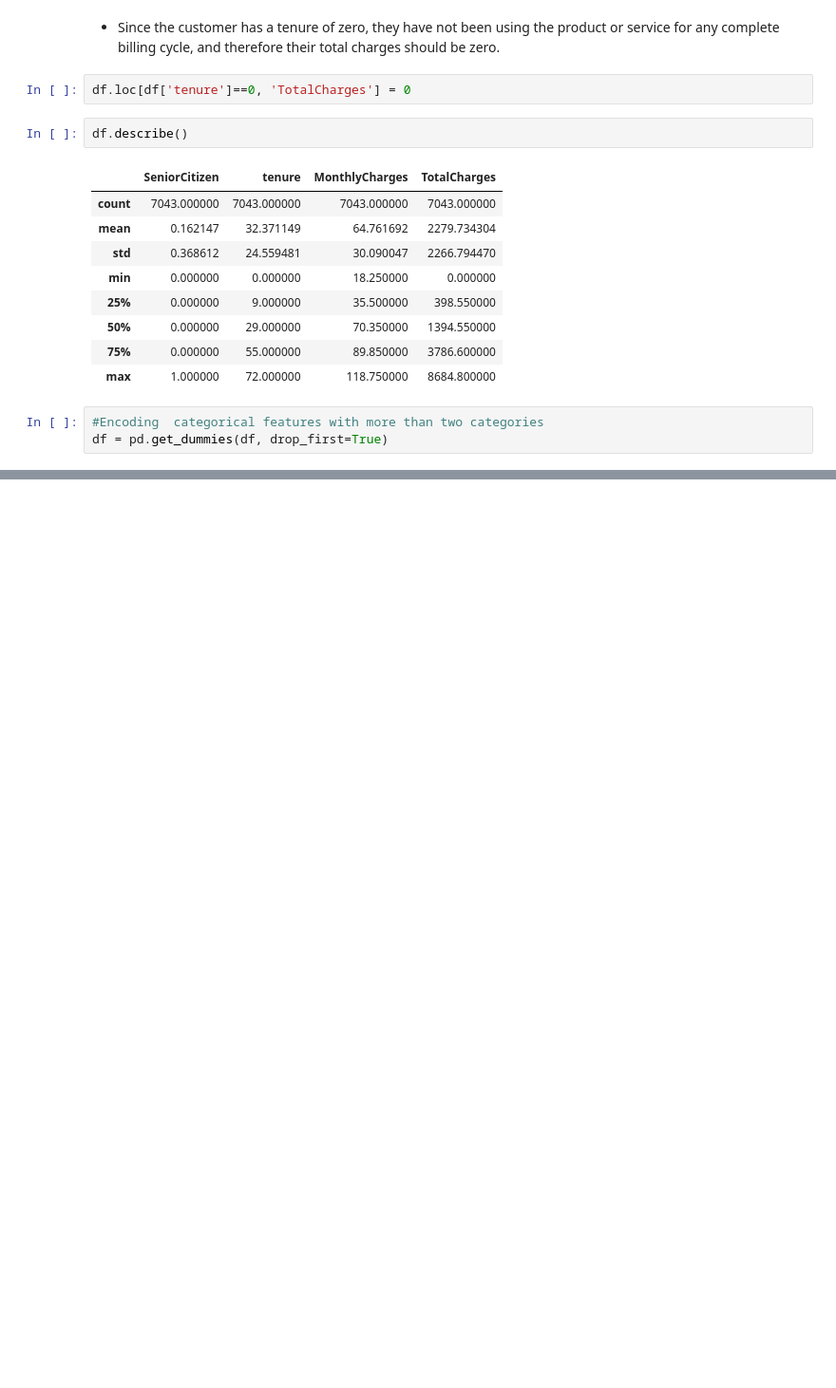
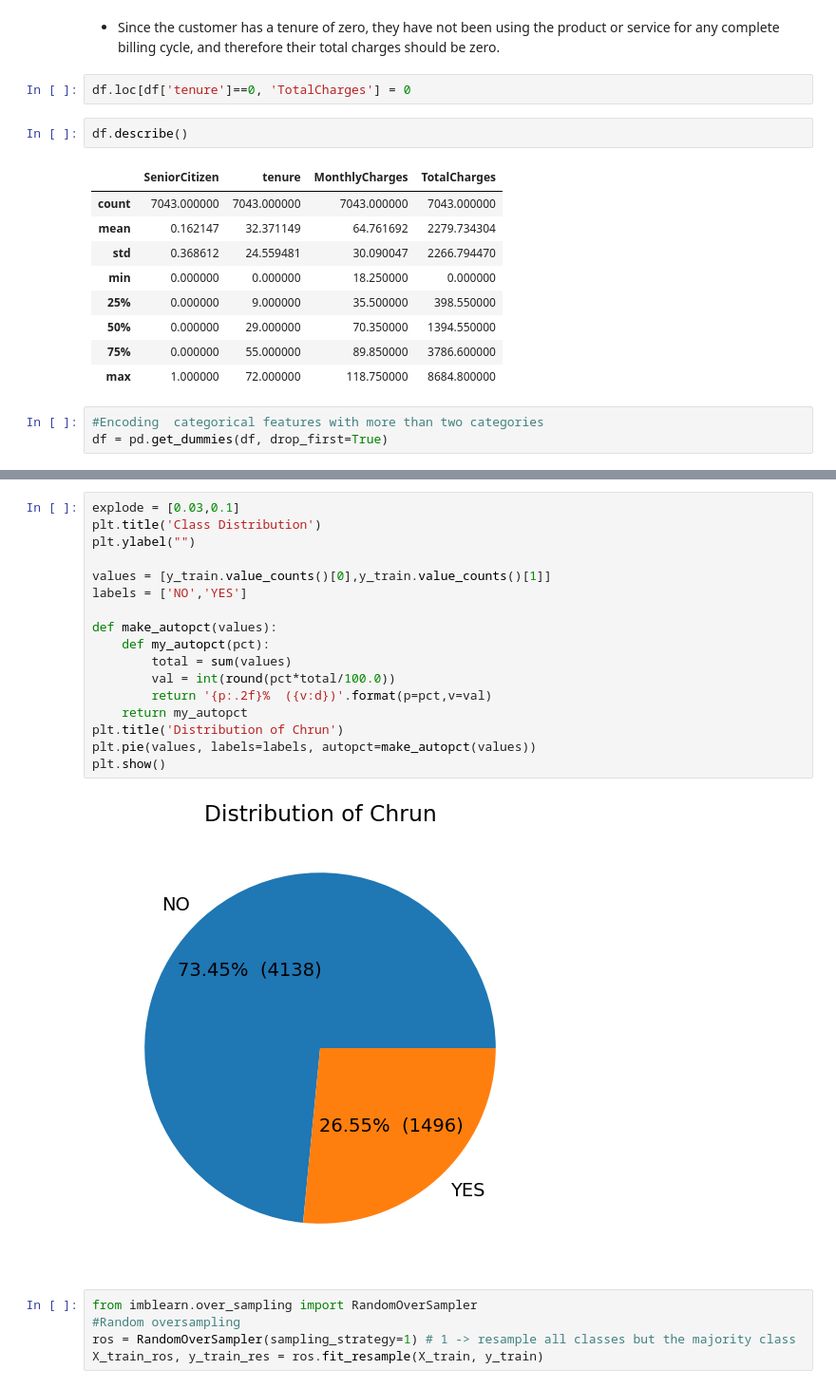
Before and after one commit to ashrafalaghbari/customer_churn_prediction, a Jupyter notebook: customer_churn_prediction.ipynb, the cells around one changed output, grey strips where cells are left out. Shown at 95% size. Saved outputs shown, nothing was run; the diff lists cells and outputs as text; blank space fills up the shorter version.

Commit message:
Add oversampling to balance the class distribution

```diff
--- a/customer_churn_prediction.ipynb
+++ b/customer_churn_prediction.ipynb
@@ -135,0 +225,24 @@ Test set: (1409, 30) shape
+# %%
+explode = [0.03,0.1]
+plt.title('Class Distribution')
+plt.ylabel("")
+
+values = [y_train.value_counts()[0],y_train.value_counts()[1]]
+labels = ['NO','YES']
+
+def make_autopct(values):
+    def my_autopct(pct):
+        total = sum(values)
+        val = int(round(pct*total/100.0))
+        return '{p:.2f}%  ({v:d})'.format(p=pct,v=val)
+    return my_autopct
+plt.title('Distribution of Chrun')
+plt.pie(values, labels=labels, autopct=make_autopct(values))
+plt.show()
+# %% [output]
+[figure, added]
+# %%
+from imblearn.over_sampling import RandomOverSampler
+#Random oversampling
+ros = RandomOverSampler(sampling_strategy=1) # 1 -> resample all classes but the majority class
+X_train_ros, y_train_res = ros.fit_resample(X_train, y_train)
```
Also changed, not shown: parts of 22 cells of this notebook.
